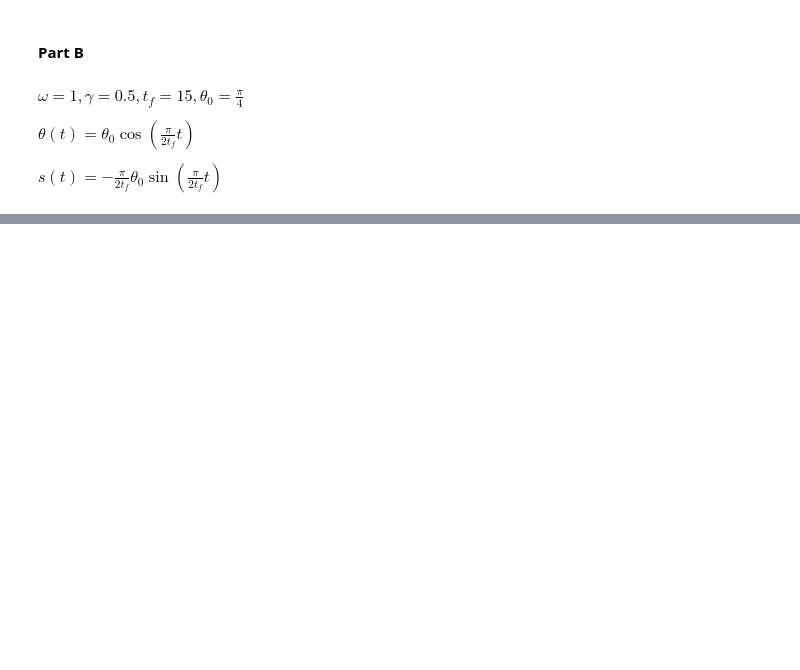
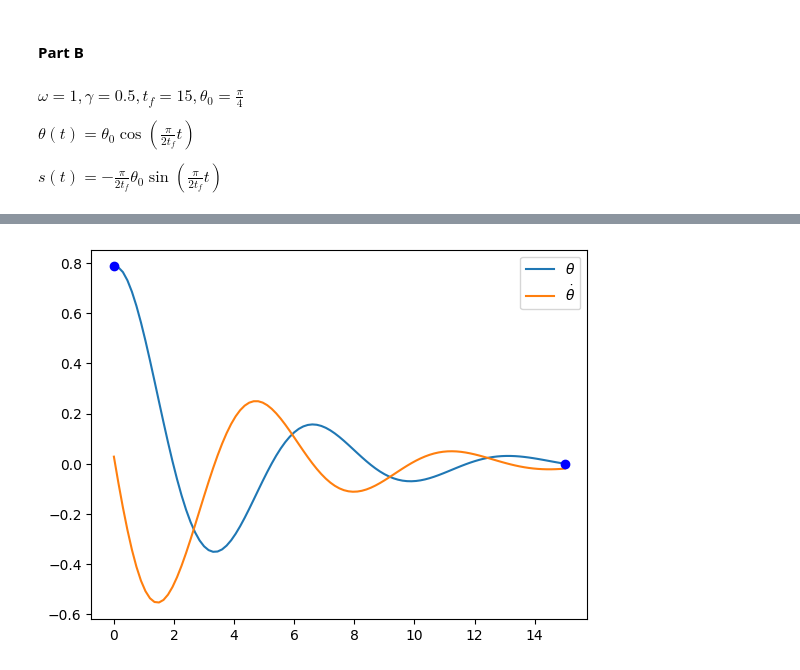
Before and after one commit to GalD101/Numerical-Analysis, a Jupyter notebook: Assignment 7/assignment7.ipynb, the cells around one changed output, grey strips where cells are left out. Drawn from its saved outputs; the diff is of its cells as text; code cells hidden in the pictures; blank space fills up the shorter version.

```diff
--- a/Assignment 7/assignment7.ipynb
+++ b/Assignment 7/assignment7.ipynb
@@ -357,0 +359,72 @@ array([0.78539816,        nan,        nan, ...,        nan,        nan,
+# %%
+w = 1
+gamma = 0.5
+theta_0 = np.pi / 4
+theta_f = 0
+
+N = 100  # number of segments
+N_eq = 2 * N  # number of equations
+
+tspan = (0, 15)
+t_val = np.linspace(tspan[0], tspan[1], N + 1)  # edges of N segments
+h = (tspan[1] - tspan[0]) / N
+
+
+def F(theta, s):
+    f = np.zeros(N_eq)
+    for i in range(N):
+        f[2 * i] = theta[i + 1] - theta[i] - 0.5 * h * (s[i] + s[i + 1])
+        # For some reason everything I tried gave me a bad result and I already wasted too many hours on this exercise and nothing works. I will this
+        f[2 * i + 1] = s[i+1] - s[i] + h*((w**2)*np.sin(0.5*(theta[i]+theta[i+1]) + (gamma)*(0.5*(s[i+1] + s[i]))))
+    return f
+
+
+def J(theta, s):
+    M = np.zeros((N_eq, N_eq))
+    M[0, 0:3] = np.array([-0.5 * h, 1, -0.5 * h])
+    M[1,0:3] = np.array([-1 + h*gamma/2 , 0.5*h*(w**2)*np.cos(0.5*(theta[0]+theta[1])), 1+ h*gamma/2])
+    for i in range(1, N - 1):
+        j = 2 * i
+        c = 0.5*h*(w**2)*np.cos(0.5*(theta[i]+theta[i+1]))
+        M[j,j-1:j+3] = np.array([-1, -0.5*h, 1, -0.5*h])
+        M[j+1,j-1:j+3] = np.array([c, -1+ h*gamma/2 , c, 1 + h*gamma/2])
+    M[-2,-3:] = np.array([-1, -0.5*h, -0.5*h])
+    M[-1,-3:] = np.array([0.5*h*(w**2)*np.cos(0.5*(theta[-2]+theta[-1])), -1 + h*gamma/2, 1 + h*gamma/2])
+    return csr_matrix(M)
+
+# This is a terrible name because THIS DOES NOT MAKE ME FEEL RELAXED AT ALL WHY DOES THIS NOT WORKKKKKKKKKKKKKKKKKKK
+def NR_relax(theta, s):
+    tol = 1e-5
+    delta_x = np.inf
+    # convert from y,s to x:
+    x = np.zeros(N_eq)
+    x[0::2] = s[:-1]
+    x[-1] = s[-1]
+    x[1:-1:2] = theta[1:-1]
+    while np.linalg.norm(delta_x) > tol:
+        delta_x = -1 * spsolve(J(theta, s), F(theta, s))
+        x = x + delta_x
+        # update y,s according to x:
+        theta = np.hstack(([theta_0], x[1:N_eq - 1:2], [theta_f]))
+        s = np.hstack((x[0::2], x[-1]))
+    return theta, s
+
+
+# initial guesses for all variables:
+theta = (np.pi/4) * np.cos(np.pi*t_val/(2*tspan[1]))
+s = -(np.pi**2/(8*tspan[1])) * np.sin(np.pi*t_val/(2*tspan[1]))
+# make sure known values are correct:
+theta[0] = theta_0
+theta[-1] = theta_f
+
+theta, s = NR_relax(theta, s)  # find the correct variables
+theta
+
+# Plot the solution
+plt.plot(t_val,theta,label=r'$\theta$')
+plt.plot(t_val,s,label='$\dot{\\theta}$')
+plt.plot(tspan, [theta_0, theta_f], 'bo')
+plt.legend()
+plt.show()
+# %% [output]
+[figure, added]
```
Also changed, not shown: parts of 6 cells of this notebook.
